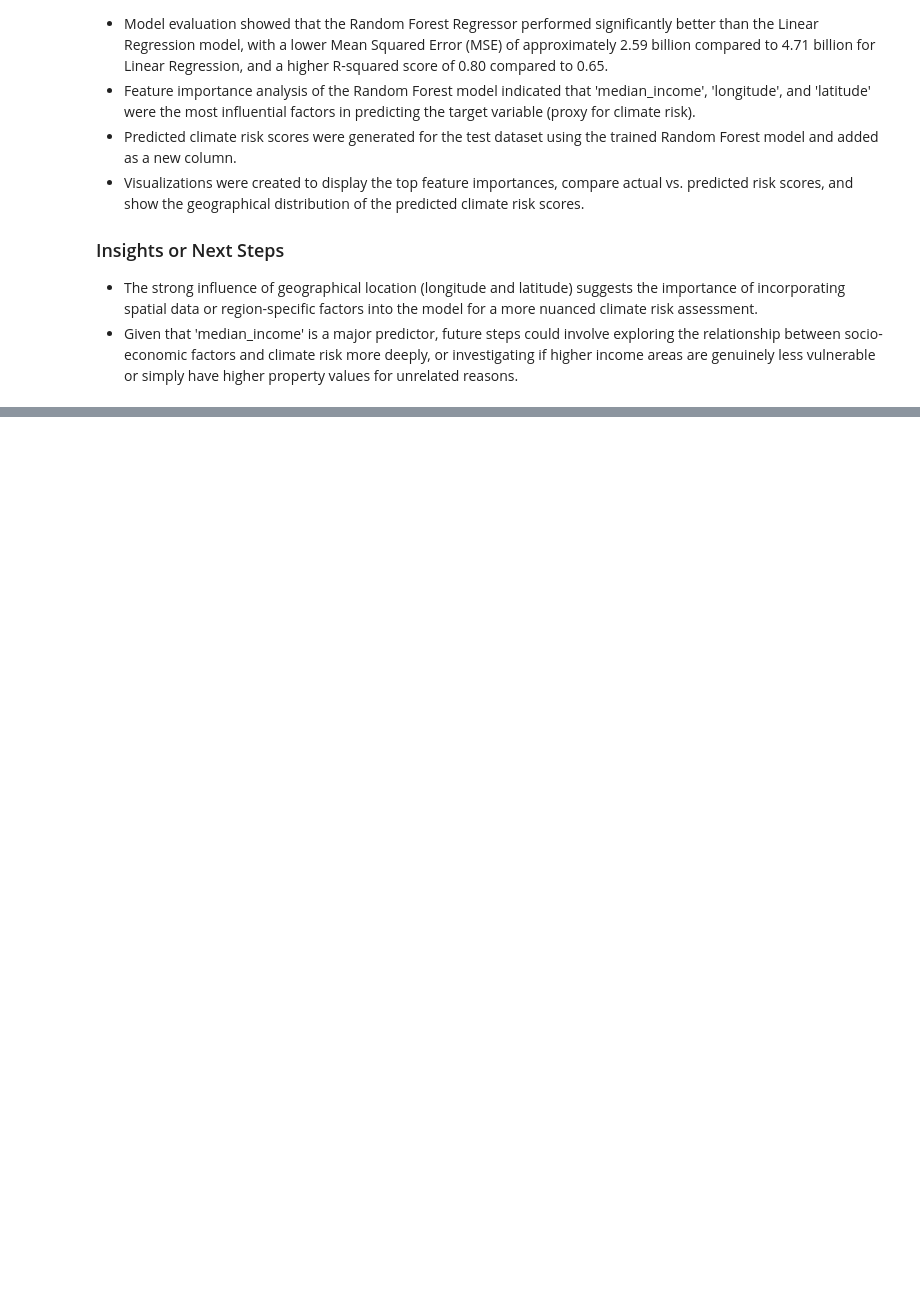
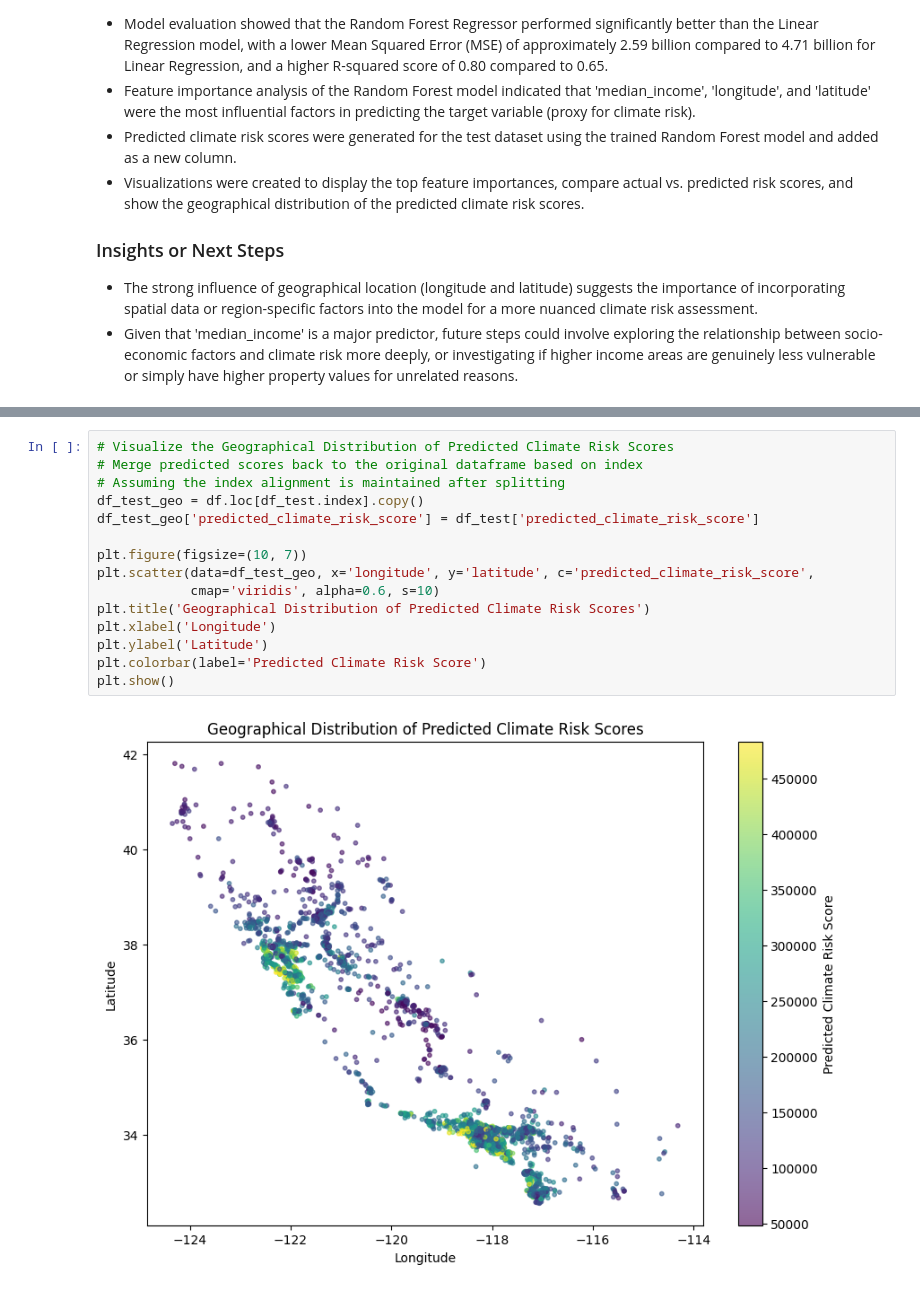
Before and after one commit to Nixita12/Climate-Risk-Scoring-for-Infrastructure, a Jupyter notebook: Climate_Risk_Scoring_for_Infrastructure1.ipynb, the cells around one changed output, grey strips where cells are left out. Cells and saved outputs as stored; diff of their text form; blank space fills up the shorter version.

```diff
--- a/Climate_Risk_Scoring_for_Infrastructure1.ipynb
+++ b/Climate_Risk_Scoring_for_Infrastructure1.ipynb
@@ -221,0 +528,17 @@ dtype: float64
+# %%
+# Visualize the Geographical Distribution of Predicted Climate Risk Scores
+# Merge predicted scores back to the original dataframe based on index
+# Assuming the index alignment is maintained after splitting
+df_test_geo = df.loc[df_test.index].copy()
+df_test_geo['predicted_climate_risk_score'] = df_test['predicted_climate_risk_score']
+
+plt.figure(figsize=(10, 7))
+plt.scatter(data=df_test_geo, x='longitude', y='latitude', c='predicted_climate_risk_score',
+            cmap='viridis', alpha=0.6, s=10)
+plt.title('Geographical Distribution of Predicted Climate Risk Scores')
+plt.xlabel('Longitude')
+plt.ylabel('Latitude')
+plt.colorbar(label='Predicted Climate Risk Score')
+plt.show()
+# %% [output]
+[figure, added]
```
Also changed, not shown: parts of 17 cells of this notebook.
